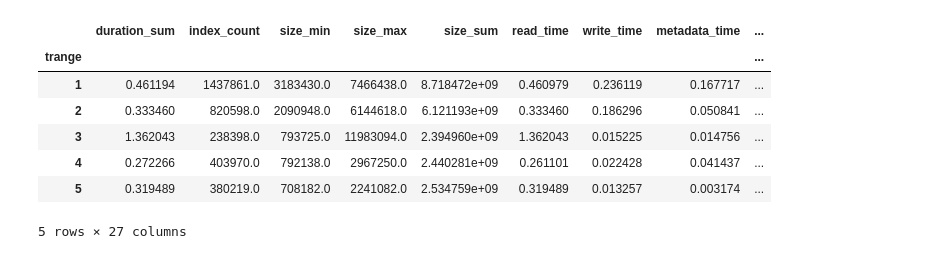
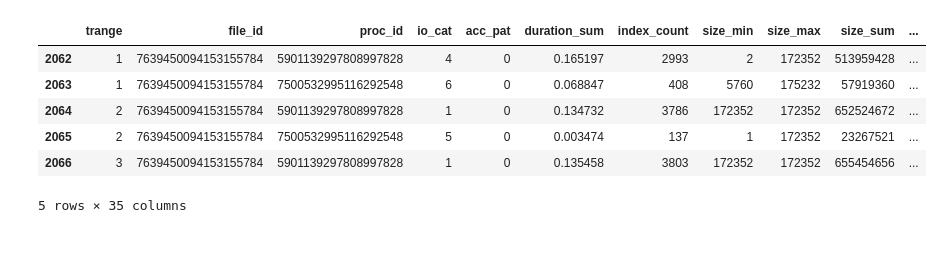
Before and after one commit to izzet/wisio, a Jupyter notebook: notebooks/recorder-montage.ipynb, the cells around one changed output. Cells and saved outputs as stored; diff of their text form; code cells hidden in the pictures.

Commit message:
Bottleneck analysis on notebook.

```diff
--- a/notebooks/recorder-montage.ipynb
+++ b/notebooks/recorder-montage.ipynb
@@ -64,3 +60,3 @@ time: 12 s (started: 2023-02-28 17:24:01 -08:00)
 # %%
-views, max_io_time = res
+views, bottlenecks = res
 # %% [output]
@@ -68,11 +64,10 @@ time: 796 µs (started: 2023-02-28 17:24:13 -08:00)
 # %%
-views[('trange',)]['grouped_view'].head()
+views[('file_id',)]['bottleneck_view'].head()
 # %% [output]
-|  | duration_sum | index_count | size_min | size_max | size_sum | read_time | write_time | metadata_time | ... |
-| trange |  |  |  |  |  |  |  |  | ... |
-| 1 | 0.461194 | 1437861.0 | 3183430.0 | 7466438.0 | 8.718472e+09 | 0.460979 | 0.236119 | 0.167717 | ... |
-| 2 | 0.333460 | 820598.0 | 2090948.0 | 6144618.0 | 6.121193e+09 | 0.333460 | 0.186296 | 0.050841 | ... |
-| 3 | 1.362043 | 238398.0 | 793725.0 | 11983094.0 | 2.394960e+09 | 1.362043 | 0.015225 | 0.014756 | ... |
-| 4 | 0.272266 | 403970.0 | 792138.0 | 2967250.0 | 2.440281e+09 | 0.261101 | 0.022428 | 0.041437 | ... |
-| 5 | 0.319489 | 380219.0 | 708182.0 | 2241082.0 | 2.534759e+09 | 0.319489 | 0.013257 | 0.003174 | ... |
+|  | trange | file_id | proc_id | io_cat | acc_pat | duration_sum | index_count | size_min | size_max | size_sum | ... |
+| 2062 | 1 | 7639450094153155784 | 5901139297808997828 | 4 | 0 | 0.165197 | 2993 | 2 | 172352 | 513959428 | ... |
+| 2063 | 1 | 7639450094153155784 | 7500532995116292548 | 6 | 0 | 0.068847 | 408 | 5760 | 175232 | 57919360 | ... |
+| 2064 | 2 | 7639450094153155784 | 5901139297808997828 | 1 | 0 | 0.134732 | 3786 | 172352 | 172352 | 652524672 | ... |
+| 2065 | 2 | 7639450094153155784 | 7500532995116292548 | 5 | 0 | 0.003474 | 137 | 1 | 172352 | 23267521 | ... |
+| 2066 | 3 | 7639450094153155784 | 5901139297808997828 | 1 | 0 | 0.135458 | 3803 | 172352 | 172352 | 655454656 | ... |
-5 rows × 27 columns
+5 rows × 35 columns
```
Also changed, not shown: parts of 39 cells of this notebook, 5 other files.
